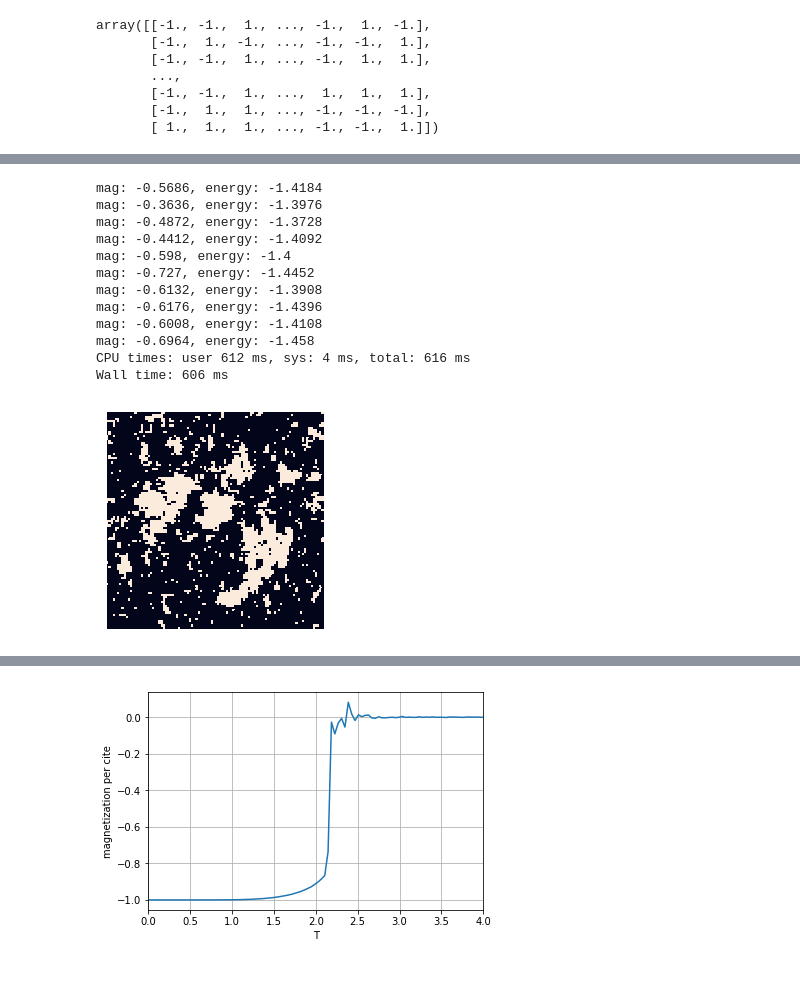
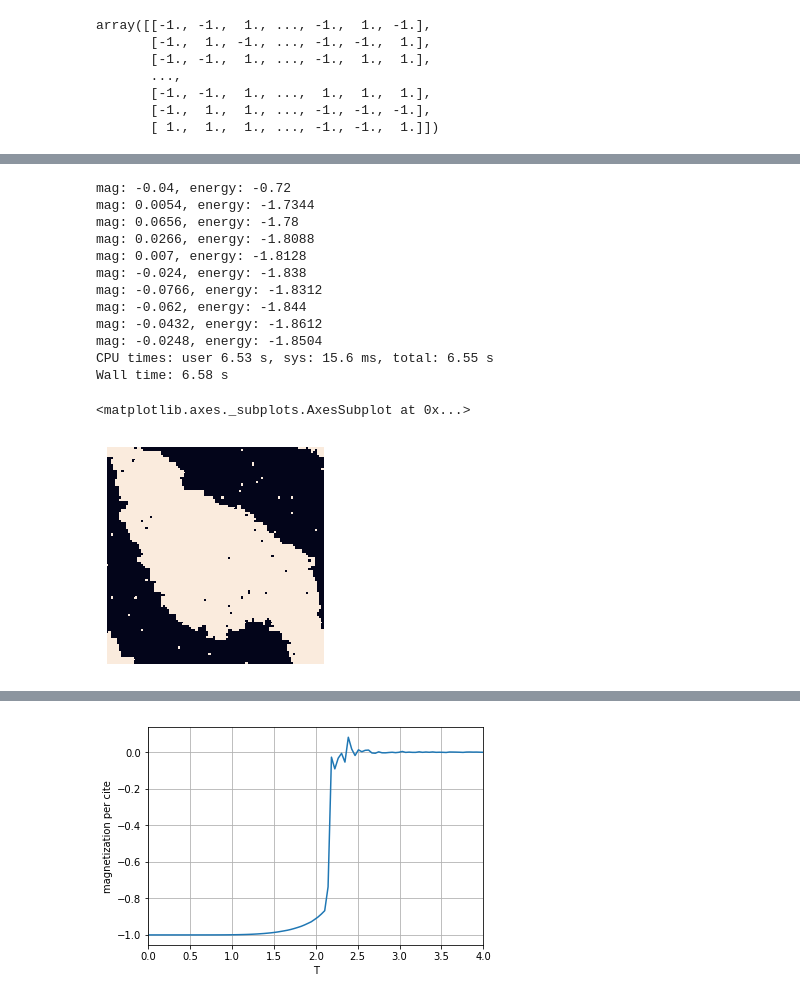
Before and after one commit to biyori-sh/IsingModel-MonteCarlo, a Jupyter notebook: Ising2d_MC.ipynb, the cells around one changed output, grey strips where cells are left out. Drawn from its saved outputs; the diff is of its cells as text; code cells hidden in the pictures.

```diff
--- a/Ising2d_MC.ipynb
+++ b/Ising2d_MC.ipynb
@@ -638,23 +626,24 @@ sns.heatmap(a, cbar=False, square=True, xticklabels=False, yticklabels=False)
 # %%
 %%time
 t_c = 2.0/np.log(np.sqrt(2.0)+1)
-for i in range(0,1000):
-    e=update_config(a, a0, a1, e, t_c, 1.0, 0.0)
-    if i%100==0 :
+for i in range(0,100):
+    e=update_config(a, a0, a1, e, 1.5, 1.0, 0.0)
+    if i%10==0 :
         print("mag: " + str(np.sum(a)/len(a)**2) + ", energy: " + str(e/len(a)**2))
 plt.figure()
 sns.heatmap(a, cbar=False, vmax=1, vmin=-1, square=True, xticklabels=False, yticklabels=False)
 # %% [output]
-mag: -0.5686, energy: -1.4184
-mag: -0.3636, energy: -1.3976
-mag: -0.4872, energy: -1.3728
-mag: -0.4412, energy: -1.4092
-mag: -0.598, energy: -1.4
-mag: -0.727, energy: -1.4452
-mag: -0.6132, energy: -1.3908
-mag: -0.6176, energy: -1.4396
-mag: -0.6008, energy: -1.4108
-mag: -0.6964, energy: -1.458
-CPU times: user 612 ms, sys: 4 ms, total: 616 ms
-Wall time: 606 ms
+mag: -0.04, energy: -0.72
+mag: 0.0054, energy: -1.7344
+mag: 0.0656, energy: -1.78
+mag: 0.0266, energy: -1.8088
+mag: 0.007, energy: -1.8128
+mag: -0.024, energy: -1.838
+mag: -0.0766, energy: -1.8312
+mag: -0.062, energy: -1.844
+mag: -0.0432, energy: -1.8612
+mag: -0.0248, energy: -1.8504
+CPU times: user 6.53 s, sys: 15.6 ms, total: 6.55 s
+Wall time: 6.58 s
+<matplotlib.axes._subplots.AxesSubplot at 0x...>
-[figure, old version]
+[figure, new version]
```
Also changed, not shown: parts of 10 cells of this notebook.
